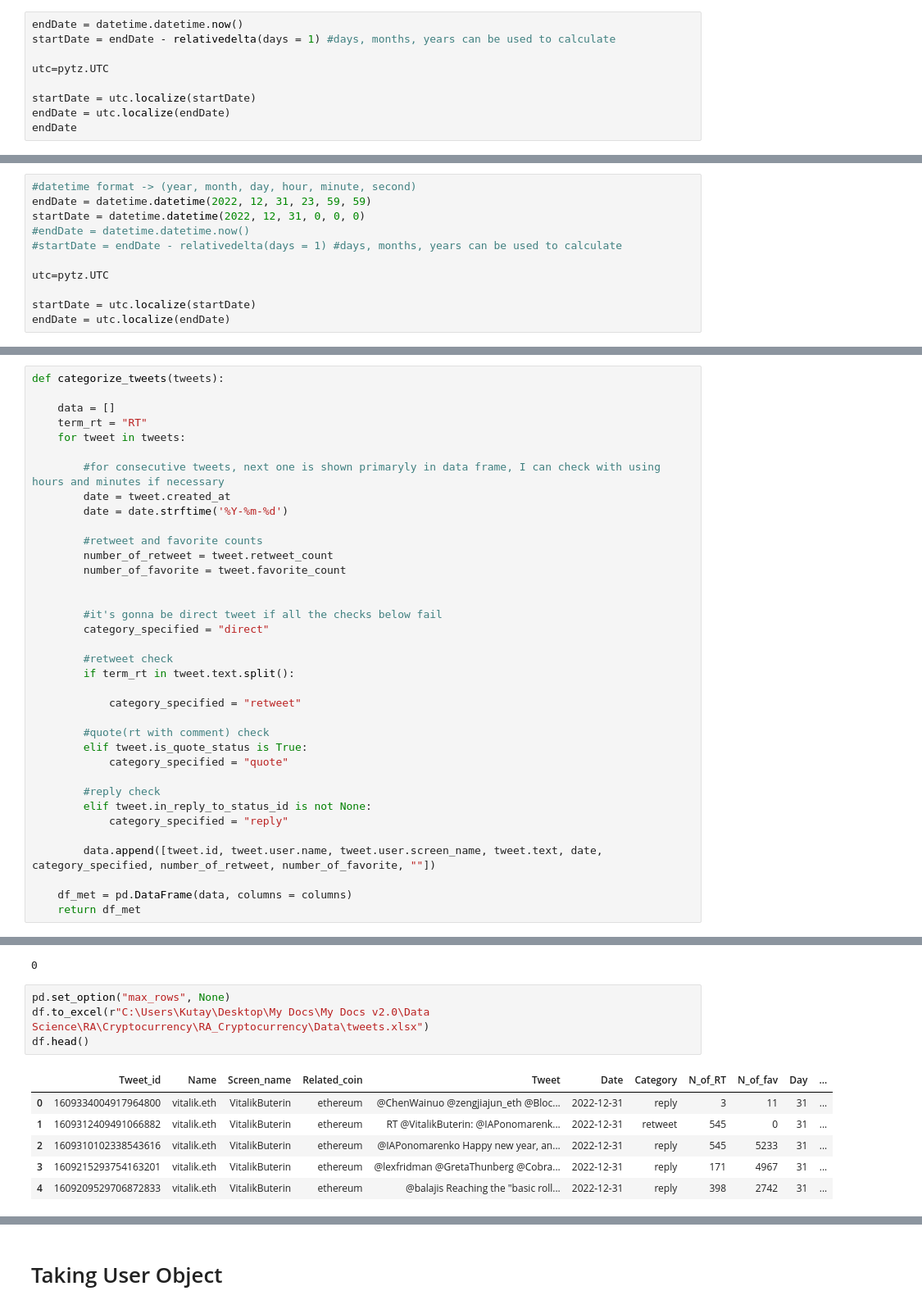
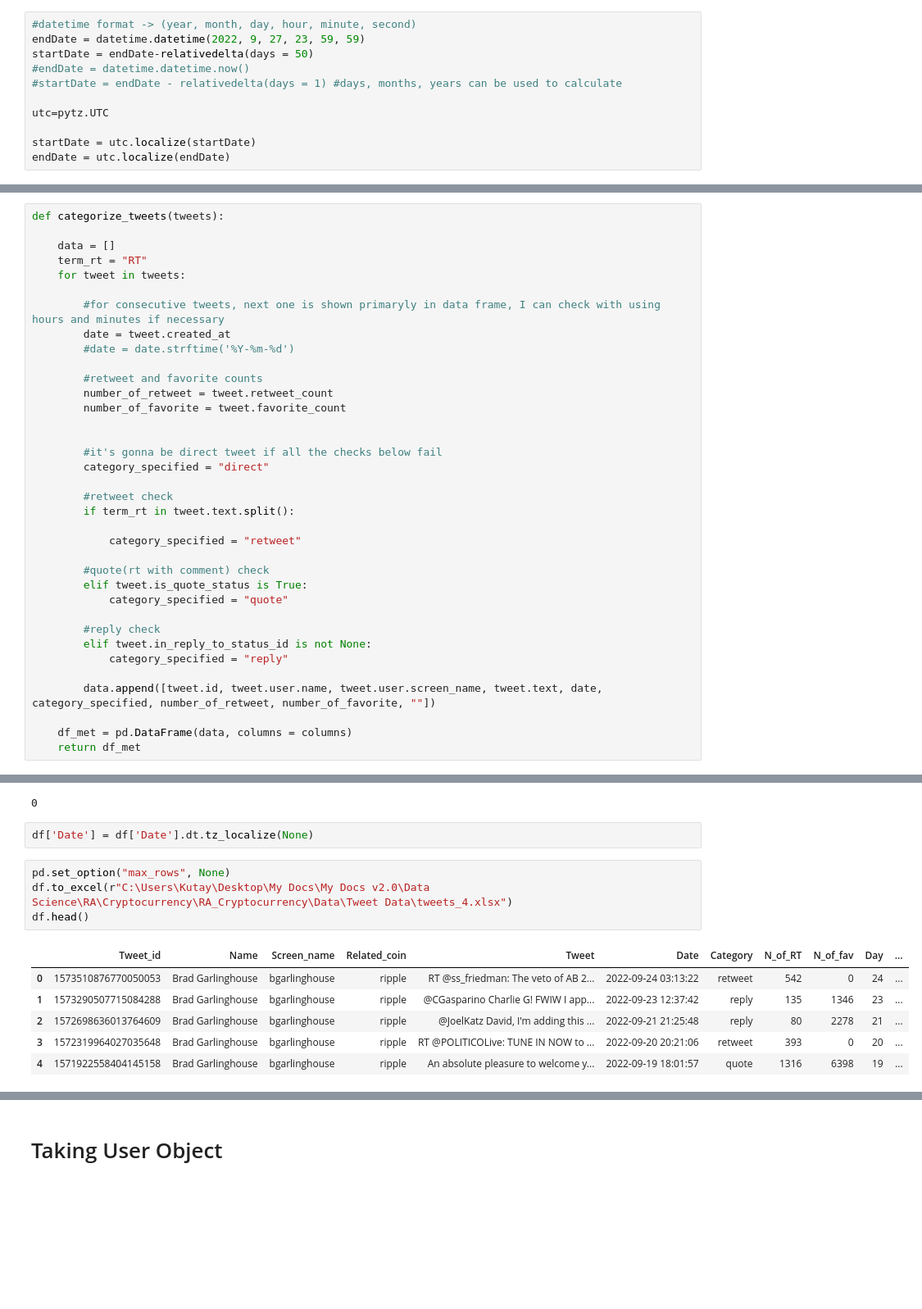
Before and after one commit to kutayselcuk/RA_Cryptocurrency, a Jupyter notebook: Code/Tweet_Collector_.ipynb, the cells around one changed output, grey strips where cells are left out. Shown at 82% size. Saved outputs shown, nothing was run; the diff lists cells and outputs as text; blank space fills up the shorter version.

Commit message:
take_tweets_v2 added

```diff
--- a/Code/Tweet_Collector_.ipynb
+++ b/Code/Tweet_Collector_.ipynb
@@ -67,11 +66,13 @@ user_df
 user = "el33th4xor"
 limit = 300
 # %%
-endDate = datetime.datetime.now()
-startDate = endDate - relativedelta(days = 1) #days, months, years can be used to calculate
+#datetime format -> (year, month, day, hour, minute, second)
+endDate = datetime.datetime(2022, 9, 27, 23, 59, 59)
+startDate = endDate-relativedelta(days = 50)
+#endDate = datetime.datetime.now()
+#startDate = endDate - relativedelta(days = 1) #days, months, years can be used to calculate
 
 utc=pytz.UTC
 
 startDate = utc.localize(startDate)
 endDate = utc.localize(endDate)
-endDate
@@ -80,14 +79,3 @@ datetime.datetime(2023, 1, 16, 22, 0, 24, 6481, tzinfo=<UTC>)
-# %%
-#datetime format -> (year, month, day, hour, minute, second)
-endDate = datetime.datetime(2022, 12, 31, 23, 59, 59)
-startDate = datetime.datetime(2022, 12, 31, 0, 0, 0)
-#endDate = datetime.datetime.now()
-#startDate = endDate - relativedelta(days = 1) #days, months, years can be used to calculate
-
-utc=pytz.UTC
-
-startDate = utc.localize(startDate)
-endDate = utc.localize(endDate)
 # %%
 columns = ["Tweet_id", "Name", "Screen_name", "Tweet", "Date", "Category", "N_of_RT", "N_of_fav", "Related_coin"]
 # %% [markdown]
@@ -119,7 +138,7 @@ def categorize_tweets(tweets):
 
         #for consecutive tweets, next one is shown primaryly in data frame, I can check with using hours and minutes if necessary
         date = tweet.created_at
-        date = date.strftime('%Y-%m-%d')
+        #date = date.strftime('%Y-%m-%d')
 
         #retweet and favorite counts
         number_of_retweet = tweet.retweet_count
@@ -248,17 +290,19 @@ memory usage: 13.8+ KB
 df[df.duplicated(keep=False)].shape[0]
 # %% [output]
 0
+# %%
+df['Date'] = df['Date'].dt.tz_localize(None)
 # %%
 pd.set_option("max_rows", None)
-df.to_excel(r"C:\Users\Kutay\Desktop\My Docs\My Docs v2.0\Data Science\RA\Cryptocurrency\RA_Cryptocurrency\Data\tweets.xlsx")
+df.to_excel(r"C:\Users\Kutay\Desktop\My Docs\My Docs v2.0\Data Science\RA\Cryptocurrency\RA_Cryptocurrency\Data\Tweet Data\tweets_4.xlsx")
 df.head()
 # %% [output]
 |  | Tweet_id | Name | Screen_name | Related_coin | Tweet | Date | Category | N_of_RT | N_of_fav | Day | ... |
-| 0 | 1609334004917964800 | vitalik.eth | VitalikButerin | ethereum | @ChenWainuo @zengjiajun_eth @Bloc... | 2022-12-31 | reply | 3 | 11 | 31 | ... |
-| 1 | 1609312409491066882 | vitalik.eth | VitalikButerin | ethereum | RT @VitalikButerin: @IAPonomarenk... | 2022-12-31 | retweet | 545 | 0 | 31 | ... |
-| 2 | 1609310102338543616 | vitalik.eth | VitalikButerin | ethereum | @IAPonomarenko Happy new year, an... | 2022-12-31 | reply | 545 | 5233 | 31 | ... |
-| 3 | 1609215293754163201 | vitalik.eth | VitalikButerin | ethereum | @lexfridman @GretaThunberg @Cobra... | 2022-12-31 | reply | 171 | 4967 | 31 | ... |
-| 4 | 1609209529706872833 | vitalik.eth | VitalikButerin | ethereum | @balajis Reaching the "basic roll... | 2022-12-31 | reply | 398 | 2742 | 31 | ... |
+| 0 | 1573510876770050053 | Brad Garlinghouse | bgarlinghouse | ripple | RT @ss_friedman: The veto of AB 2... | 2022-09-24 03:13:22 | retweet | 542 | 0 | 24 | ... |
+| 1 | 1573290507715084288 | Brad Garlinghouse | bgarlinghouse | ripple | @CGasparino Charlie G! FWIW I app... | 2022-09-23 12:37:42 | reply | 135 | 1346 | 23 | ... |
+| 2 | 1572698636013764609 | Brad Garlinghouse | bgarlinghouse | ripple | @JoelKatz David, I'm adding this ... | 2022-09-21 21:25:48 | reply | 80 | 2278 | 21 | ... |
+| 3 | 1572319964027035648 | Brad Garlinghouse | bgarlinghouse | ripple | RT @POLITICOLive: TUNE IN NOW to ... | 2022-09-20 20:21:06 | retweet | 393 | 0 | 20 | ... |
+| 4 | 1571922558404145158 | Brad Garlinghouse | bgarlinghouse | ripple | An absolute pleasure to welcome y... | 2022-09-19 18:01:57 | quote | 1316 | 6398 | 19 | ... |
 # %%
 #seperation according to categories
 retweet_df = df[df["Category"] == "retweet"]
```
Also changed, not shown: parts of 9 cells of this notebook, 5 other files.
